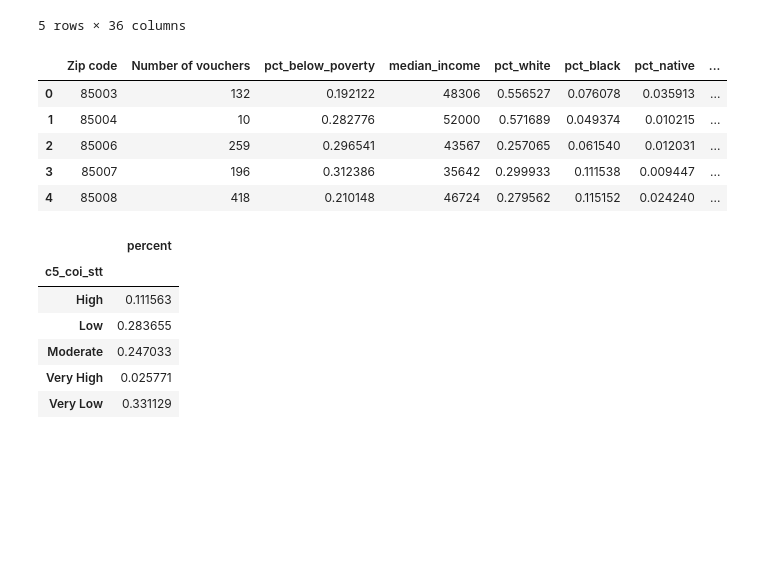
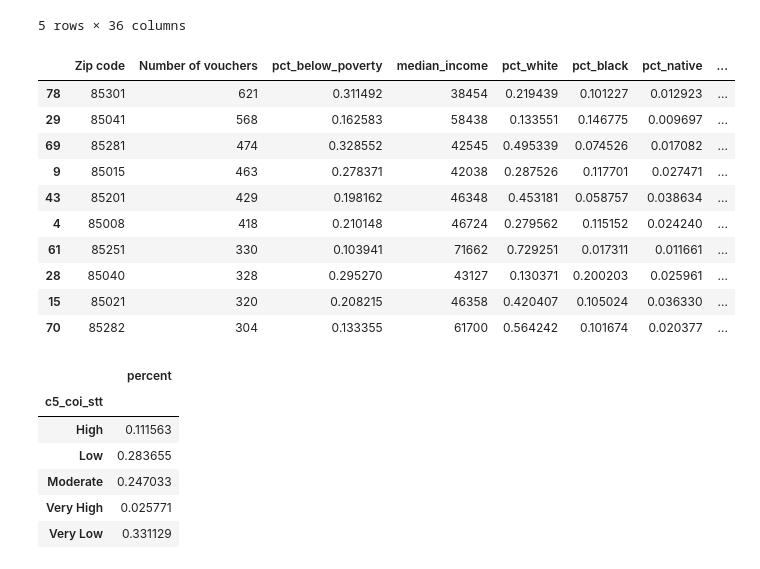
Before and after one commit to amyq96/quick-analyses, a Jupyter notebook: section-8/analyze-voucher-zips.ipynb, the cells around one changed output. Cells and saved outputs as stored; diff of their text form; code cells hidden in the pictures; blank space fills up the shorter version.

```diff
--- a/section-8/analyze-voucher-zips.ipynb
+++ b/section-8/analyze-voucher-zips.ipynb
@@ -377,14 +377,19 @@ coi.head()
 vouchers_coi = pd.merge(vouchers, coi[['zip','c5_coi_stt', 'c5_coi_met']], how='left', left_on='Zip code', right_on='zip')
 vouchers_coi = vouchers_coi.drop('zip', axis=1)
 # %%
-vouchers_coi.head()
+vouchers_coi.sort_values('Number of vouchers',ascending=False).head(10)
 # %% [output]
 |  | Zip code | Number of vouchers | pct_below_poverty | median_income | pct_white | pct_black | pct_native | ... |
-| 0 | 85003 | 132 | 0.192122 | 48306 | 0.556527 | 0.076078 | 0.035913 | ... |
-| 1 | 85004 | 10 | 0.282776 | 52000 | 0.571689 | 0.049374 | 0.010215 | ... |
-| 2 | 85006 | 259 | 0.296541 | 43567 | 0.257065 | 0.061540 | 0.012031 | ... |
-| 3 | 85007 | 196 | 0.312386 | 35642 | 0.299933 | 0.111538 | 0.009447 | ... |
+| 78 | 85301 | 621 | 0.311492 | 38454 | 0.219439 | 0.101227 | 0.012923 | ... |
+| 29 | 85041 | 568 | 0.162583 | 58438 | 0.133551 | 0.146775 | 0.009697 | ... |
+| 69 | 85281 | 474 | 0.328552 | 42545 | 0.495339 | 0.074526 | 0.017082 | ... |
+| 9 | 85015 | 463 | 0.278371 | 42038 | 0.287526 | 0.117701 | 0.027471 | ... |
+| 43 | 85201 | 429 | 0.198162 | 46348 | 0.453181 | 0.058757 | 0.038634 | ... |
 | 4 | 85008 | 418 | 0.210148 | 46724 | 0.279562 | 0.115152 | 0.024240 | ... |
+| 61 | 85251 | 330 | 0.103941 | 71662 | 0.729251 | 0.017311 | 0.011661 | ... |
+| 28 | 85040 | 328 | 0.295270 | 43127 | 0.130371 | 0.200203 | 0.025961 | ... |
+| 15 | 85021 | 320 | 0.208215 | 46358 | 0.420407 | 0.105024 | 0.036330 | ... |
+| 70 | 85282 | 304 | 0.133355 | 61700 | 0.564242 | 0.101674 | 0.020377 | ... |
 # %%
 #vouchers by statewide COI levels
 vouchers_coi.groupby('c5_coi_stt').agg({'percent':'sum'})
```
Also changed, not shown: parts of 25 cells of this notebook.
